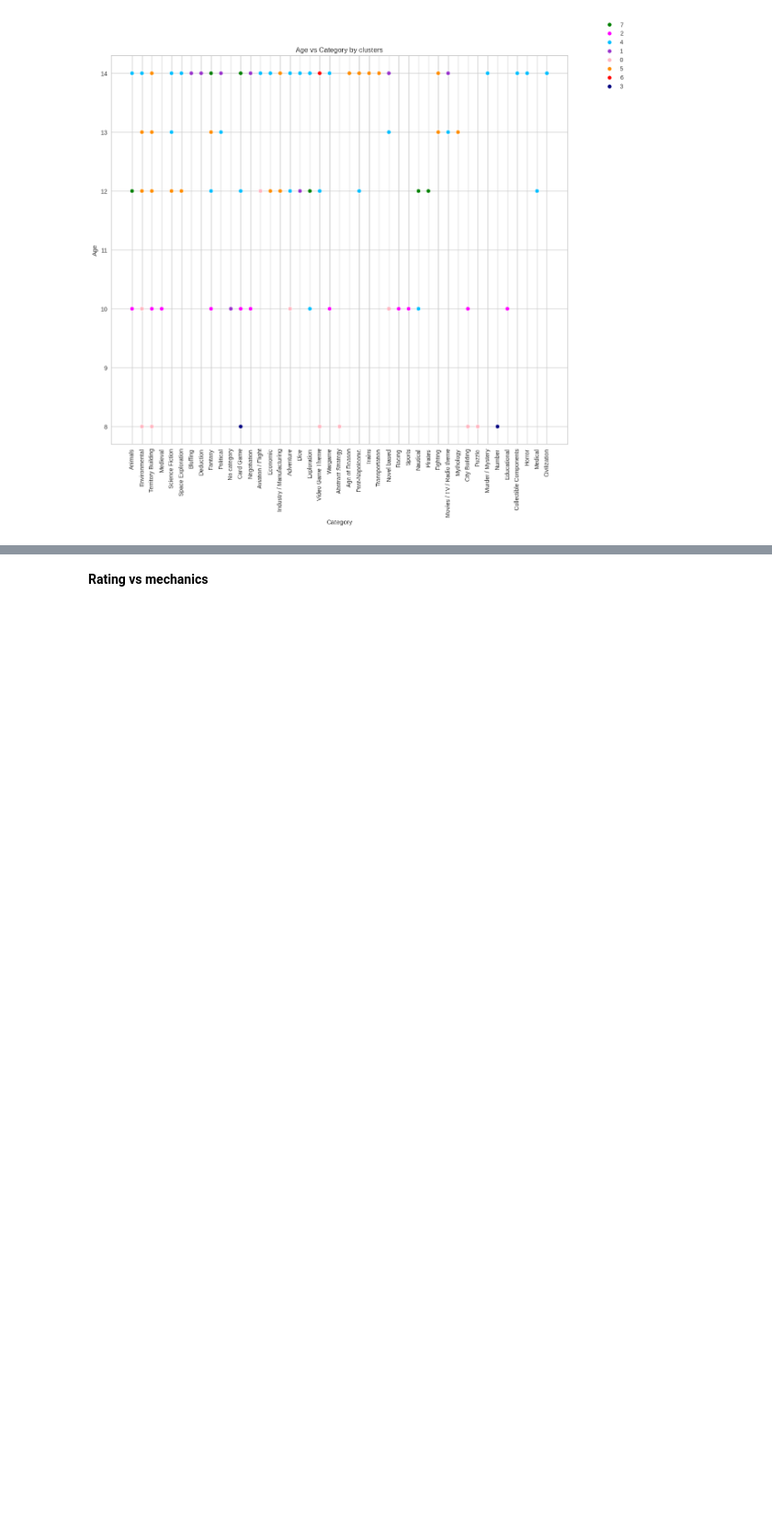
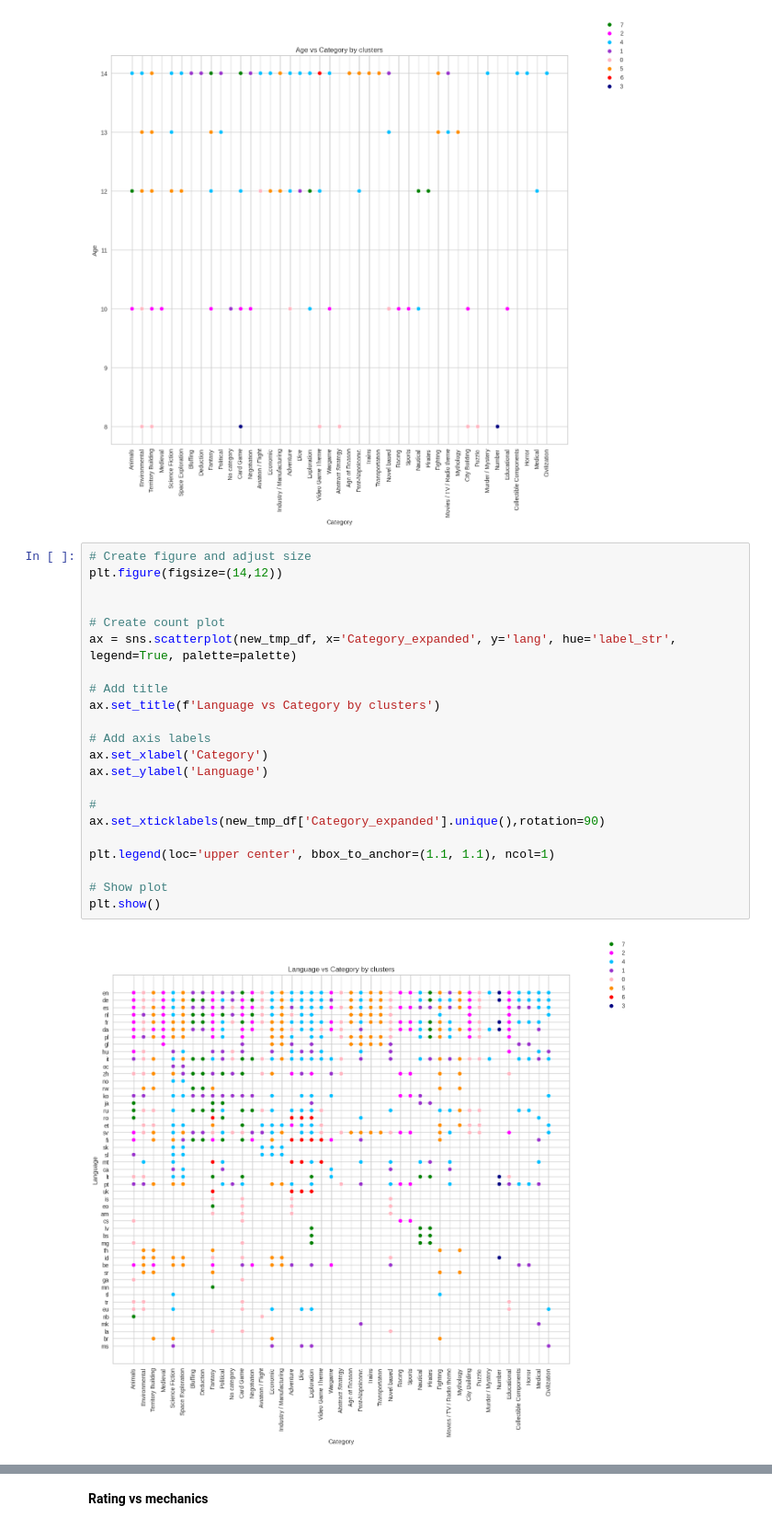
Before and after one commit to ABF-QC/Module3_Project2_solo, a Jupyter notebook: notebook/Clustering.ipynb, the cells around one changed output, grey strips where cells are left out. Shown at 92% size. Saved outputs shown, nothing was run; the diff lists cells and outputs as text; blank space fills up the shorter version.

Commit message:
Clustering

```diff
--- a/notebook/Clustering.ipynb
+++ b/notebook/Clustering.ipynb
@@ -587,6 +597,30 @@ plt.legend(loc='upper center', bbox_to_anchor=(1.1, 1.1), ncol=1)
 plt.show()
 # %% [output]
 [figure]
+# %%
+# Create figure and adjust size
+plt.figure(figsize=(14,12))
+
+
+# Create count plot
+ax = sns.scatterplot(new_tmp_df, x='Category_expanded', y='lang', hue='label_str', legend=True, palette=palette)
+
+# Add title
+ax.set_title(f'Language vs Category by clusters')
+
+# Add axis labels
+ax.set_xlabel('Category')
+ax.set_ylabel('Language')
+
+#
+ax.set_xticklabels(new_tmp_df['Category_expanded'].unique(),rotation=90)
+
+plt.legend(loc='upper center', bbox_to_anchor=(1.1, 1.1), ncol=1)
+
+# Show plot
+plt.show()
+# %% [output]
+[figure, added]
 # %%
 # Create figure and adjust size
 plt.figure(figsize=(14,12))
```
Also changed, not shown: parts of 11 cells of this notebook.
